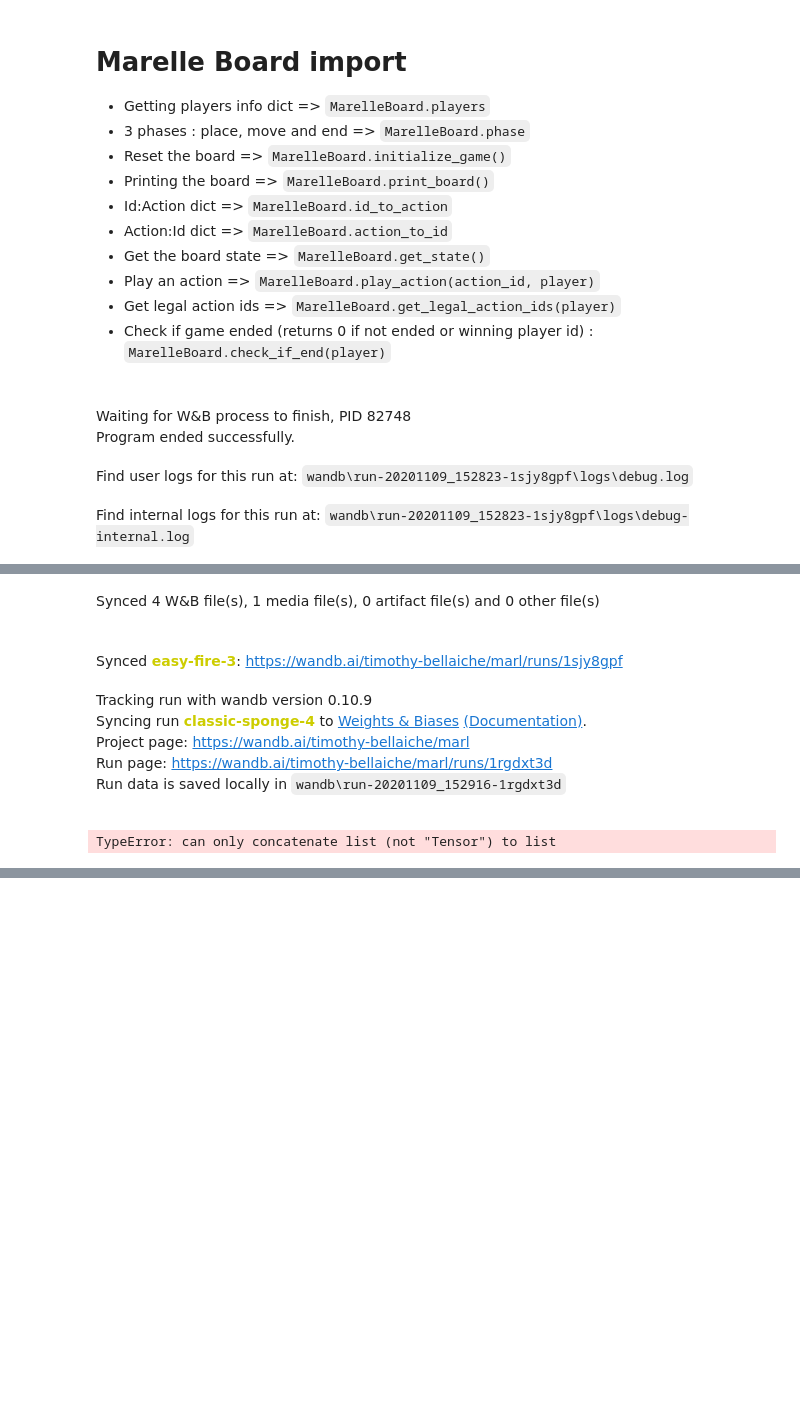
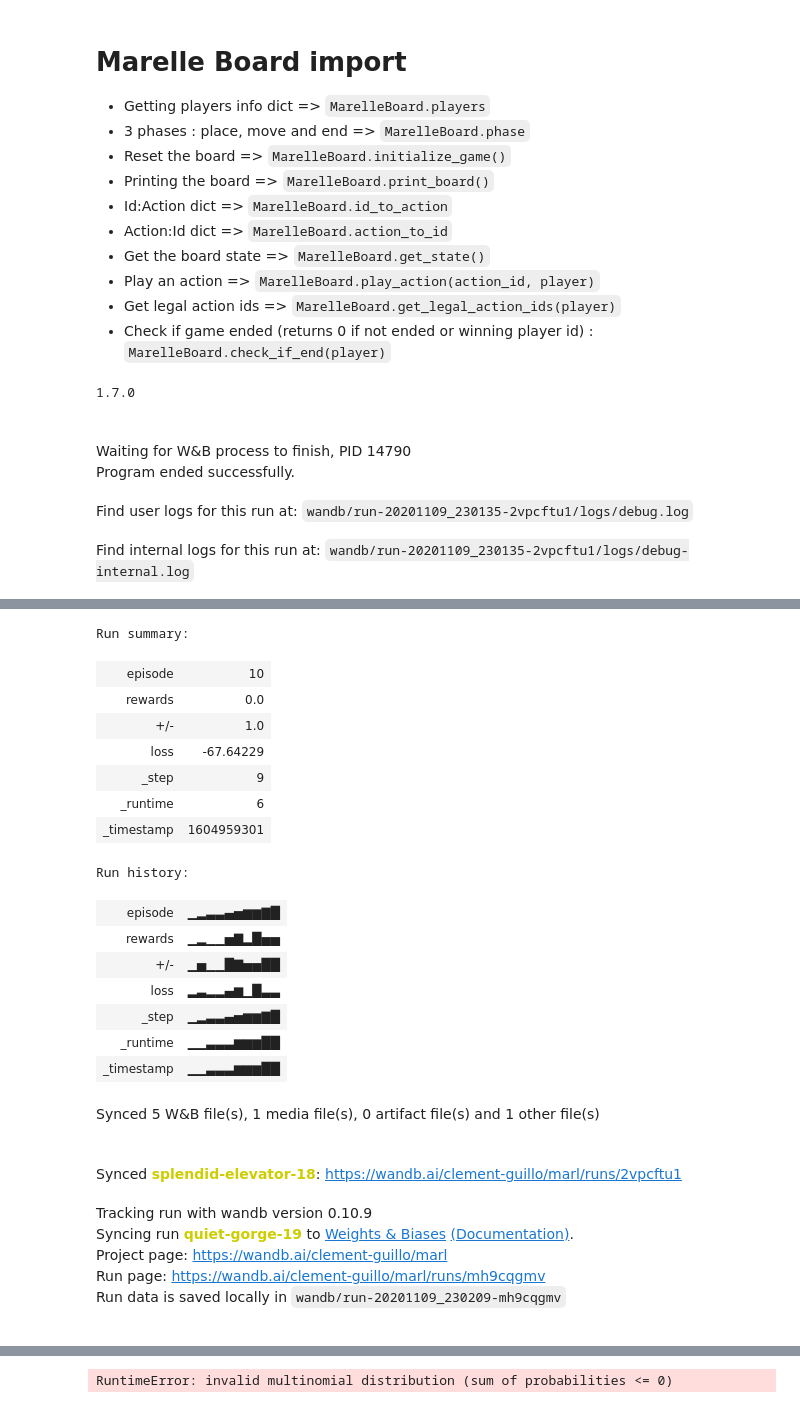
Before and after one commit to clement2323/MaRL, a Jupyter notebook: maRL_environment.ipynb, the cells around one changed output, grey strips where cells are left out. Cells and saved outputs as stored; diff of their text form; code cells hidden in the pictures; blank space fills up the shorter version.

```diff
--- a/maRL_environment.ipynb
+++ b/maRL_environment.ipynb
@@ -31,6 +31,12 @@ import matplotlib.pyplot as plt
 import seaborn as sns
 import pandas as pd
 import wandb
+
+import torch
+print(torch.__version__)
+#_use_new_zipfile_serialization=False
+# %% [output]
+1.7.0
 # %%
 def train_agent(
     env,
@@ -72,20 +79,21 @@ env = MarelleGymEnv()
 
 einstein_model = FCModel(len(env.board.get_state()), len(env.board.id_to_action))
 
-einstein=Reinforce(env, 1, einstein_model, lr=0.001, incentivize_captures=False, punish_opponent_captures=False)
+einstein=Reinforce(env, 1, einstein_model, lr=0.075, incentivize_captures=False, punish_opponent_captures=False)
 
 piccolo=BetterRandomAgent(env, -1)
 
 train_agent(
     env=env,
-    n_epochs=20,
-    n_trajectories=20,
+    n_epochs=30,
+    n_trajectories=10,
     trained_agent=einstein,
     opponent_agent=piccolo,
-    log_training=False
+    log_training=True,
+    save_model_freq=10
 )
 # %% [output]
-Waiting for W&B process to finish, PID 82748
+Waiting for W&B process to finish, PID 14790
 Program ended successfully.
-Find user logs for this run at: wandb\run-20201109_152823-1sjy8gpf\logs\debug.log
+Find user logs for this run at: wandb/run-20201109_230135-2vpcftu1/logs/debug.log
-Find internal logs for this run at: wandb\run-20201109_152823-1sjy8gpf\logs\debug-internal.log
+Find internal logs for this run at: wandb/run-20201109_230135-2vpcftu1/logs/debug-internal.log
@@ -93,8 +100,23 @@ Find internal logs for this run at: wandb\run-20201109_152823-1sjy8gpf\logs\debu
+Run summary:
+| episode | 10 |
+| rewards | 0.0 |
+| +/- | 1.0 |
+| loss | -67.64229 |
+| _step | 9 |
+| _runtime | 6 |
+| _timestamp | 1604959301 |
+Run history:
+| episode | ▁▂▃▃▄▅▆▆▇█ |
+| rewards | ▁▂▁▁▅▇▂█▅▅ |
+| +/- | ▁▅▁▁█▇▅▅██ |
+| loss | ▂▃▂▂▄▆▁█▃▃ |
+| _step | ▁▂▃▃▄▅▆▆▇█ |
+| _runtime | ▁▁▃▃▃▆▆▆██ |
+| _timestamp | ▁▁▃▃▃▆▆▆██ |
-Synced 4 W&B file(s), 1 media file(s), 0 artifact file(s) and 0 other file(s)
+Synced 5 W&B file(s), 1 media file(s), 0 artifact file(s) and 1 other file(s)
-Synced easy-fire-3: https://wandb.ai/timothy-bellaiche/marl/runs/1sjy8gpf
+Synced splendid-elevator-18: https://wandb.ai/clement-guillo/marl/runs/2vpcftu1
 Tracking run with wandb version 0.10.9
-Syncing run classic-sponge-4 to Weights & Biases (Documentation).
-Project page: https://wandb.ai/timothy-bellaiche/marl
-Run page: https://wandb.ai/timothy-bellaiche/marl/runs/1rgdxt3d
-Run data is saved locally in wandb\run-20201109_152916-1rgdxt3d
+Syncing run quiet-gorge-19 to Weights & Biases (Documentation).
+Project page: https://wandb.ai/clement-guillo/marl
+Run page: https://wandb.ai/clement-guillo/marl/runs/mh9cqgmv
+Run data is saved locally in wandb/run-20201109_230209-mh9cqgmv
-TypeError: can only concatenate list (not "Tensor") to list
@@ -100,0 +125 @@ TypeError: can only concatenate list (not "Tensor") to list
+RuntimeError: invalid multinomial distribution (sum of probabilities <= 0)
```
Also changed, not shown: parts of 13 cells of this notebook, 4 other files.
